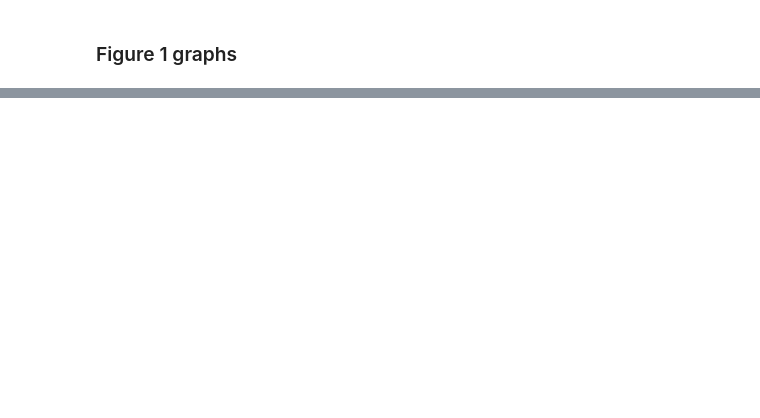
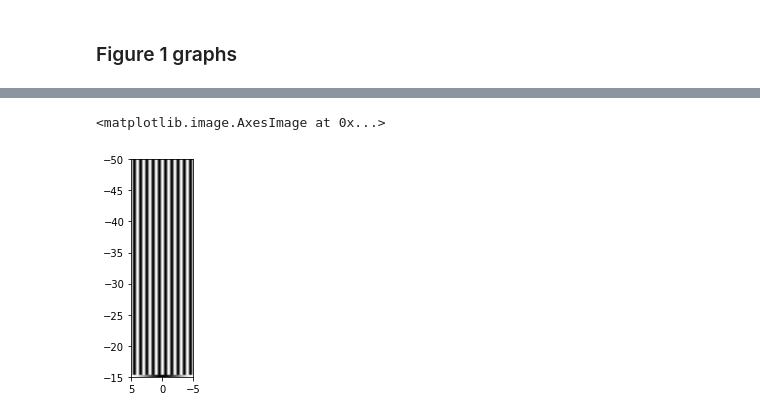
Before and after one commit to LevoSpacewars/Polymer-Tilt, a Jupyter notebook: graphs.ipynb, the cells around one changed output, grey strips where cells are left out. Saved outputs shown, nothing was run; the diff lists cells and outputs as text; code cells hidden in the pictures; blank space fills up the shorter version.

```diff
--- a/graphs.ipynb
+++ b/graphs.ipynb
@@ -88,0 +187,5 @@ plt.hist2d(data2[: ,0], data2[:, 1])
+# %%
+plt.imshow(genPotential((10,3),(100,100)),cmap='gray',origin='lower',extent=[5,-5,-15,-50])
+# %% [output]
+<matplotlib.image.AxesImage at 0x...>
+[figure, added]
```
Also changed, not shown: parts of 8 cells of this notebook, 5 other files.
